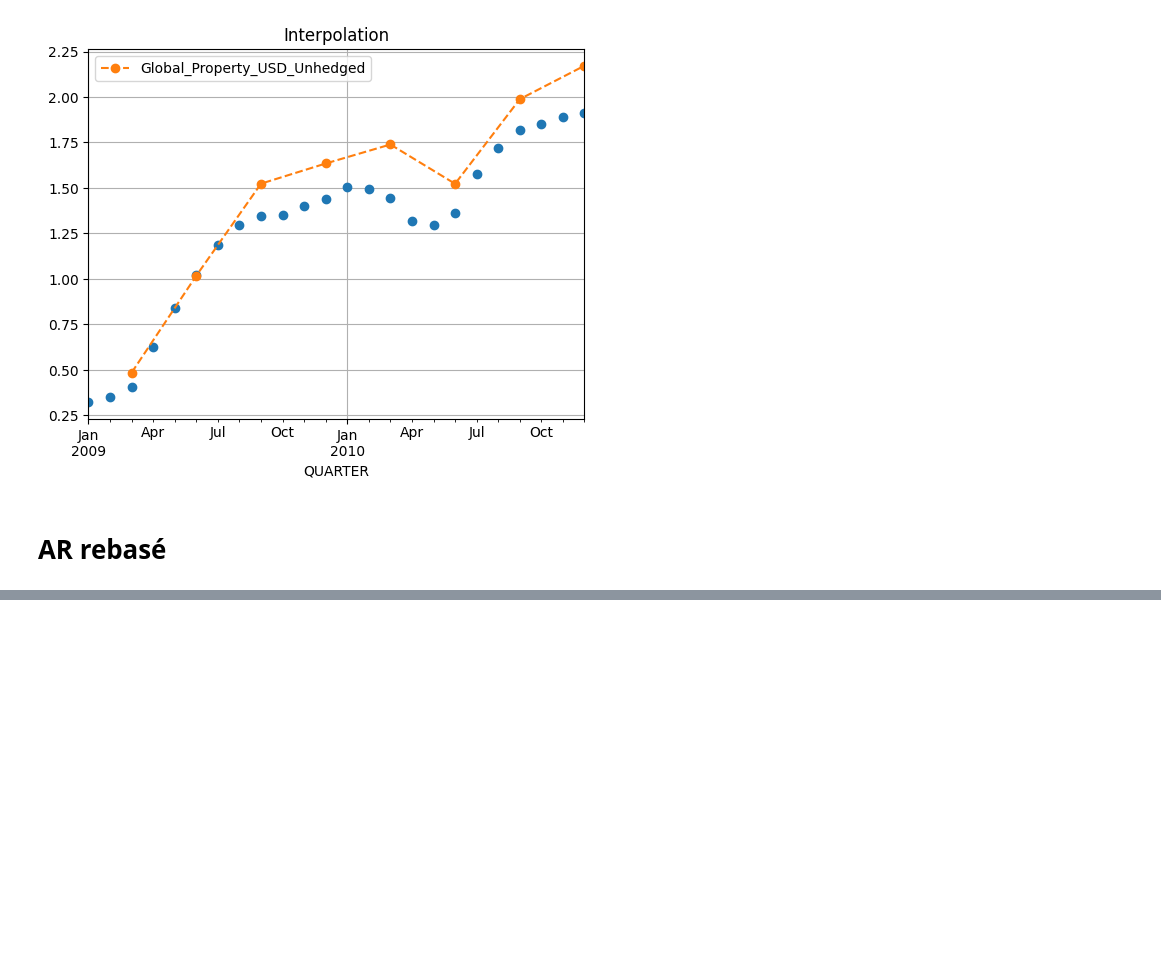
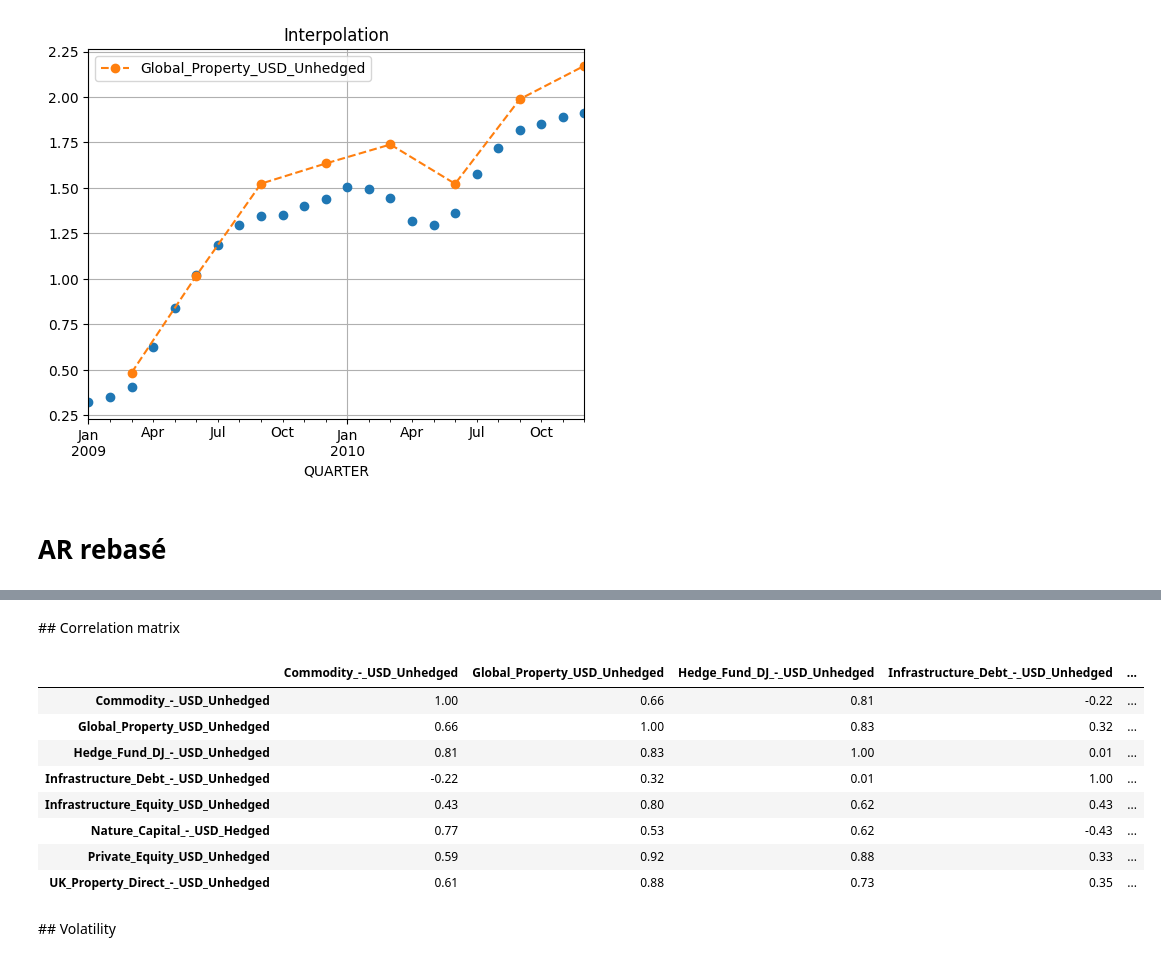
Before and after one commit to Perann/STAT_APP, a Jupyter notebook: AR_Model/AR_rebasage_ultimr.ipynb, the cells around one changed output, grey strips where cells are left out. Drawn from its saved outputs; the diff is of its cells as text; code cells hidden in the pictures; blank space fills up the shorter version.

```diff
--- a/AR_Model/AR_rebasage_ultimr.ipynb
+++ b/AR_Model/AR_rebasage_ultimr.ipynb
@@ -207,0 +218,18 @@ linear_returns.iloc[1:].corr().style.background_gradient(cmap = 'RdYlGn')
+# %% [markdown]
+## Correlation matrix
+# %%
+(linear_returns.loc['2017-12-31':'2022-12-31'].corr()
+.style.format(precision = 2)
+.background_gradient(cmap = 'RdYlGn', vmin = -1, vmax = 1, axis = None))
+# %% [output]
+|  | Commodity_-_USD_Unhedged | Global_Property_USD_Unhedged | Hedge_Fund_DJ_-_USD_Unhedged | Infrastructure_Debt_-_USD_Unhedged | ... |
+| Commodity_-_USD_Unhedged | 1.00 | 0.66 | 0.81 | -0.22 | ... |
+| Global_Property_USD_Unhedged | 0.66 | 1.00 | 0.83 | 0.32 | ... |
+| Hedge_Fund_DJ_-_USD_Unhedged | 0.81 | 0.83 | 1.00 | 0.01 | ... |
+| Infrastructure_Debt_-_USD_Unhedged | -0.22 | 0.32 | 0.01 | 1.00 | ... |
+| Infrastructure_Equity_USD_Unhedged | 0.43 | 0.80 | 0.62 | 0.43 | ... |
+| Nature_Capital_-_USD_Hedged | 0.77 | 0.53 | 0.62 | -0.43 | ... |
+| Private_Equity_USD_Unhedged | 0.59 | 0.92 | 0.88 | 0.33 | ... |
+| UK_Property_Direct_-_USD_Unhedged | 0.61 | 0.88 | 0.73 | 0.35 | ... |
+# %% [markdown]
+## Volatility
```
Also changed, not shown: parts of 13 cells of this notebook, 1 other file.
